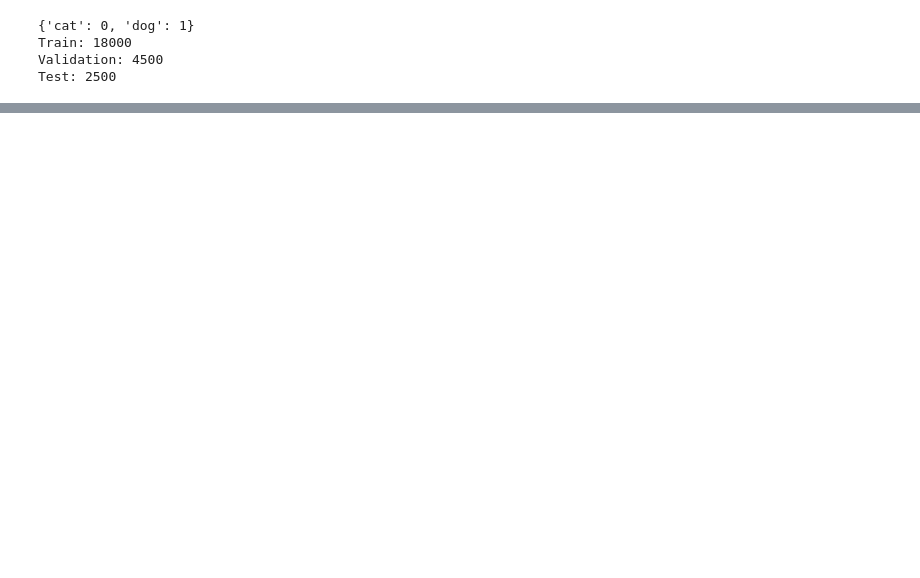
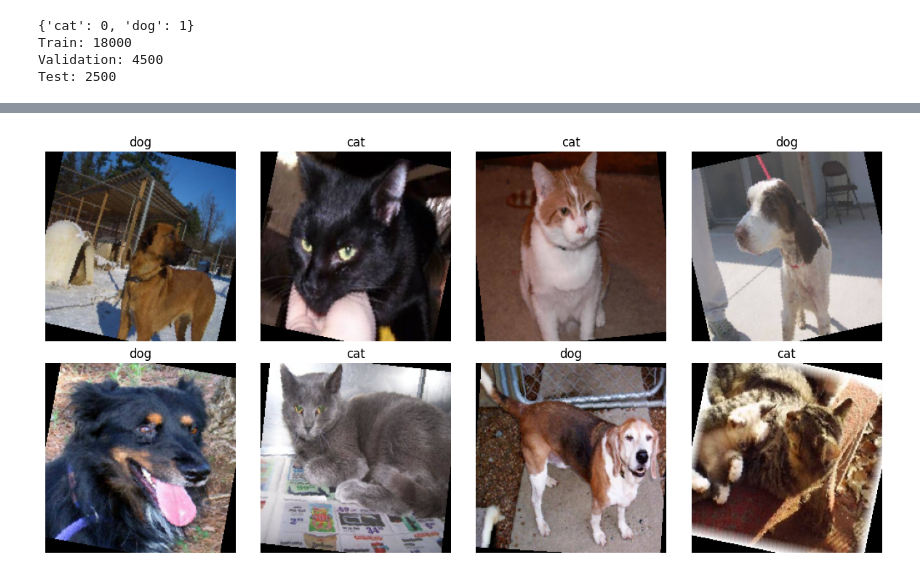
Before and after one commit to DonBos27/cnn-catsdogs-DonBosenga, a Jupyter notebook: notebook.ipynb, the cells around one changed output, grey strips where cells are left out. Saved outputs shown, nothing was run; the diff lists cells and outputs as text; code cells hidden in the pictures; blank space fills up the shorter version.

```diff
--- a/notebook.ipynb
+++ b/notebook.ipynb
@@ -77,0 +112,34 @@ Test: 2500
+# %%
+import matplotlib.pyplot as plt
+import numpy as np
+
+# Classes
+classes = train_data.dataset.classes
+
+# Récupération d'un batch
+images, labels = next(iter(trainloader))
+
+# Affichage de 8 images
+fig, axes = plt.subplots(2, 4, figsize=(12,6))
+
+for i, ax in enumerate(axes.flat):
+
+    img = images[i]
+
+    # dénormalisation
+    img = img.numpy().transpose((1,2,0))
+
+    mean = np.array([0.485, 0.456, 0.406])
+    std = np.array([0.229, 0.224, 0.225])
+
+    img = std * img + mean
+    img = np.clip(img, 0, 1)
+
+    ax.imshow(img)
+    ax.set_title(classes[labels[i]])
+    ax.axis('off')
+
+plt.tight_layout()
+plt.show()
+# %% [output]
+[figure, added]
```
Also changed, not shown: parts of 44 cells of this notebook.
